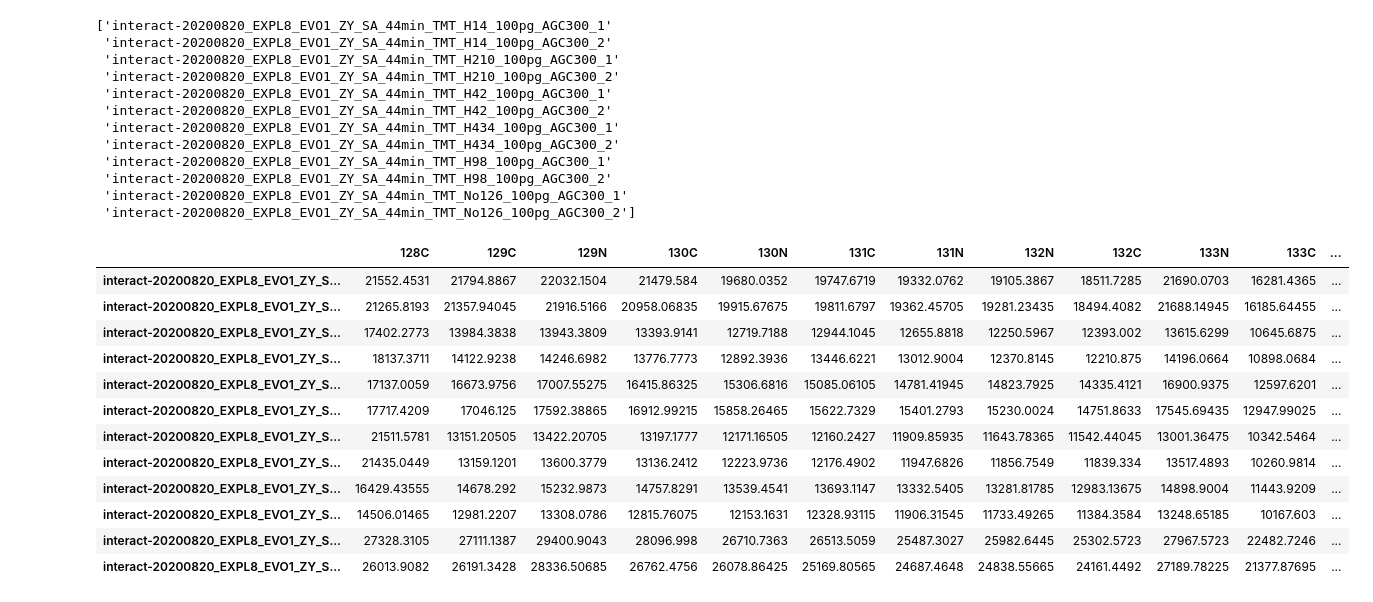
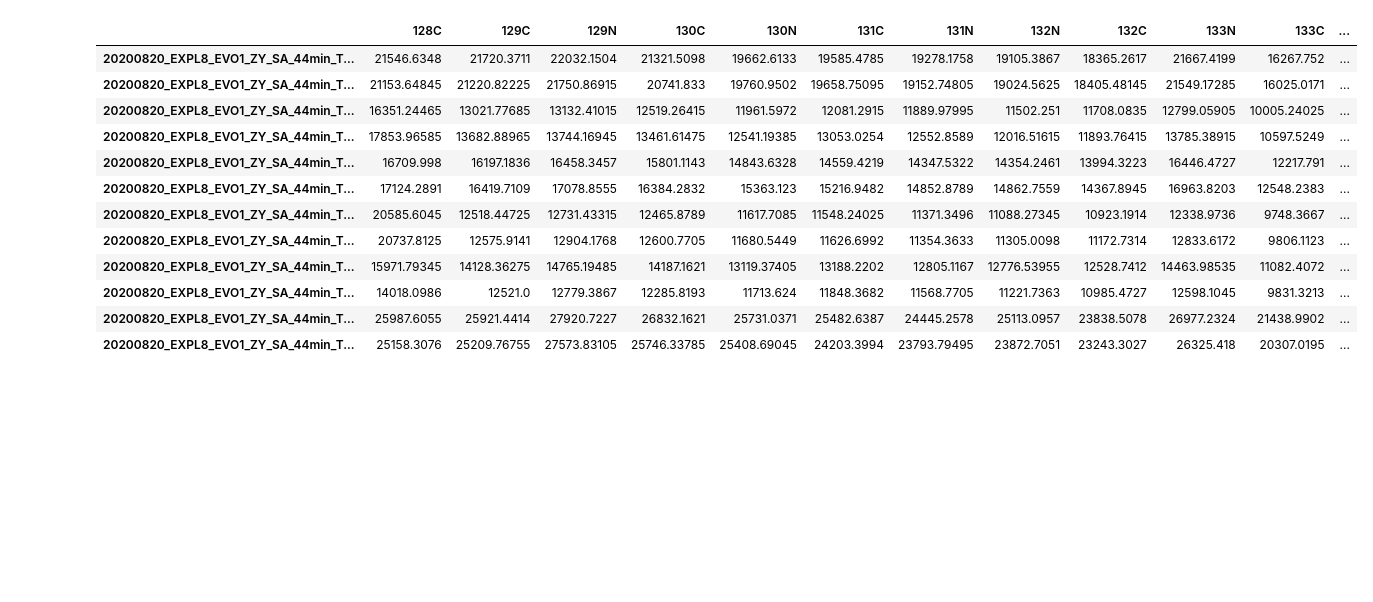
Before and after one commit to PayneLab/TMT_QC, a Jupyter notebook: Variance from Median.ipynb, the cells around one changed output. Drawn from its saved outputs; the diff is of its cells as text; code cells hidden in the pictures; blank space fills up the shorter version.

```diff
--- a/Variance from Median.ipynb
+++ b/Variance from Median.ipynb
@@ -10,79 +10,66 @@ import re
 dataset_id = "PXD027742" # Indicate Dataset Here
 
 filepath = dataset_id + "/psm.TSV"
-
-identifier = "434x Carrier"
+info_path = dataset_id + "/sdrf.xlsx"
 
 psm_df = pd.read_csv(filepath, delimiter = "\t")
+sdrf_df = pd.read_excel(info_path)
 
-psm_df = psm_df.loc[psm_df["PeptideProphet Probability"] > 0.95]
+psm_df = psm_df.loc[psm_df["PeptideProphet Probability"] > 0.99]
 
-psm_df["File_Name"] = psm_df["Spectrum File"].str.extract(r"^(?:.+\\)*(.+)\.pep\.xml$")
+psm_df["File_Name"] = psm_df["Spectrum File"].str.extract(r"^(?:.+\\)*interact-(.+)\.pep\.xml$")
+sdrf_df["File_Name"] = sdrf_df["file name"].str.extract(r"^(?:.+\\)*(.+)\.raw$")
 
 datasets = psm_df["File_Name"].unique()
-
-print(datasets)
 
 # psm_df = psm_df.drop(["126", "127N", "127C"], axis=1)
 
 psm_df = psm_df.rename(columns={'sample-01': '126', 'sample-02': '127C', 'sample-03': '127N', 'sample-04': '128C', 'sample-05': '128N',
                                'sample-06': '129C', 'sample-07': '129N', 'sample-08': '130C', 'sample-09': '130N', 'sample-10': '131C', 'sample-11': '131N',
                                'sample-12': '132C', 'sample-13': '132N', 'sample-14': '133C', 'sample-15': '133N', 'sample-16': '134N'})
 
 psm_df = pd.melt(psm_df, id_vars=["File_Name"], value_vars=["126","127N","127C","128C","128N","129C","129N","130C",
                                                                 "130N","131C","131N","132C","132N","133C","133N","134N"])
 
 data_dict = {}
+info_dict = {}
 for dataset in datasets:
     data_dict[dataset] = psm_df.loc[psm_df["File_Name"] == dataset]
+    info_dict[dataset] = sdrf_df.loc[sdrf_df["File_Name"] == dataset]
 
-channels = ["128C","129C","129N","130C","130N","131C","131N","132N","132C","133N","133C","134N"] #Excluding 126 and 127C because
-c_channels = ["128C","129C","130C","131C"]
-n_channels = ["129N","130N","131N","132N"]
+channels = ["128C","129C","129N","130C","130N","131C","131N","132N","132C","133N","133C","134N"] #Excluding 126 and 127C because reasons
+
 medians_df = pd.DataFrame(index=datasets, columns=channels)
 
 
 for dataset in datasets:
     curr_df =  data_dict[dataset]
     for channel in channels:
         chan_df = curr_df.loc[curr_df["variable"] == channel]
         medians_df.at[dataset, channel] = chan_df['value'].median()
 
 medians_df['Median'] = medians_df[channels].median(axis=1)
-medians_df['C_Median'] = medians_df[c_channels].median(axis=1)
-medians_df['N_Median'] = medians_df[n_channels].median(axis=1)
 
 # psm_df
+# sdrf_df
 medians_df
 
 # psm_df["value"] = psm_df["value"].apply(np.log10)
 # psm_df["value"] = np.log10(psm_df["value"].replace(0, np.nan))
 # %% [output]
-['interact-20200820_EXPL8_EVO1_ZY_SA_44min_TMT_H14_100pg_AGC300_1'
- 'interact-20200820_EXPL8_EVO1_ZY_SA_44min_TMT_H14_100pg_AGC300_2'
- 'interact-20200820_EXPL8_EVO1_ZY_SA_44min_TMT_H210_100pg_AGC300_1'
- 'interact-20200820_EXPL8_EVO1_ZY_SA_44min_TMT_H210_100pg_AGC300_2'
- 'interact-20200820_EXPL8_EVO1_ZY_SA_44min_TMT_H42_100pg_AGC300_1'
- 'interact-20200820_EXPL8_EVO1_ZY_SA_44min_TMT_H42_100pg_AGC300_2'
- 'interact-20200820_EXPL8_EVO1_ZY_SA_44min_TMT_H434_100pg_AGC300_1'
- 'interact-20200820_EXPL8_EVO1_ZY_SA_44min_TMT_H434_100pg_AGC300_2'
- 'interact-20200820_EXPL8_EVO1_ZY_SA_44min_TMT_H98_100pg_AGC300_1'
- 'interact-20200820_EXPL8_EVO1_ZY_SA_44min_TMT_H98_100pg_AGC300_2'
- 'interact-20200820_EXPL8_EVO1_ZY_SA_44min_TMT_No126_100pg_AGC300_1'
- 'interact-20200820_EXPL8_EVO1_ZY_SA_44min_TMT_No126_100pg_AGC300_2']
 |  | 128C | 129C | 129N | 130C | 130N | 131C | 131N | 132N | 132C | 133N | 133C | ... |
-| interact-20200820_EXPL8_EVO1_ZY_S... | 21552.4531 | 21794.8867 | 22032.1504 | 21479.584 | 19680.0352 | 19747.6719 | 19332.0762 | 19105.3867 | 18511.7285 | 21690.0703 | 16281.4365 | ... |
-| interact-20200820_EXPL8_EVO1_ZY_S... | 21265.8193 | 21357.94045 | 21916.5166 | 20958.06835 | 19915.67675 | 19811.6797 | 19362.45705 | 19281.23435 | 18494.4082 | 21688.14945 | 16185.64455 | ... |
-| interact-20200820_EXPL8_EVO1_ZY_S... | 17402.2773 | 13984.3838 | 13943.3809 | 13393.9141 | 12719.7188 | 12944.1045 | 12655.8818 | 12250.5967 | 12393.002 | 13615.6299 | 10645.6875 | ... |
-| interact-20200820_EXPL8_EVO1_ZY_S... | 18137.3711 | 14122.9238 | 14246.6982 | 13776.7773 | 12892.3936 | 13446.6221 | 13012.9004 | 12370.8145 | 12210.875 | 14196.0664 | 10898.0684 | ... |
-| interact-20200820_EXPL8_EVO1_ZY_S... | 17137.0059 | 16673.9756 | 17007.55275 | 16415.86325 | 15306.6816 | 15085.06105 | 14781.41945 | 14823.7925 | 14335.4121 | 16900.9375 | 12597.6201 | ... |
-| interact-20200820_EXPL8_EVO1_ZY_S... | 17717.4209 | 17046.125 | 17592.38865 | 16912.99215 | 15858.26465 | 15622.7329 | 15401.2793 | 15230.0024 | 14751.8633 | 17545.69435 | 12947.99025 | ... |
-| interact-20200820_EXPL8_EVO1_ZY_S... | 21511.5781 | 13151.20505 | 13422.20705 | 13197.1777 | 12171.16505 | 12160.2427 | 11909.85935 | 11643.78365 | 11542.44045 | 13001.36475 | 10342.5464 | ... |
-| interact-20200820_EXPL8_EVO1_ZY_S... | 21435.0449 | 13159.1201 | 13600.3779 | 13136.2412 | 12223.9736 | 12176.4902 | 11947.6826 | 11856.7549 | 11839.334 | 13517.4893 | 10260.9814 | ... |
-| interact-20200820_EXPL8_EVO1_ZY_S... | 16429.43555 | 14678.292 | 15232.9873 | 14757.8291 | 13539.4541 | 13693.1147 | 13332.5405 | 13281.81785 | 12983.13675 | 14898.9004 | 11443.9209 | ... |
-| interact-20200820_EXPL8_EVO1_ZY_S... | 14506.01465 | 12981.2207 | 13308.0786 | 12815.76075 | 12153.1631 | 12328.93115 | 11906.31545 | 11733.49265 | 11384.3584 | 13248.65185 | 10167.603 | ... |
-| interact-20200820_EXPL8_EVO1_ZY_S... | 27328.3105 | 27111.1387 | 29400.9043 | 28096.998 | 26710.7363 | 26513.5059 | 25487.3027 | 25982.6445 | 25302.5723 | 27967.5723 | 22482.7246 | ... |
-| interact-20200820_EXPL8_EVO1_ZY_S... | 26013.9082 | 26191.3428 | 28336.50685 | 26762.4756 | 26078.86425 | 25169.80565 | 24687.4648 | 24838.55665 | 24161.4492 | 27189.78225 | 21377.87695 | ... |
+| 20200820_EXPL8_EVO1_ZY_SA_44min_T... | 21546.6348 | 21720.3711 | 22032.1504 | 21321.5098 | 19662.6133 | 19585.4785 | 19278.1758 | 19105.3867 | 18365.2617 | 21667.4199 | 16267.752 | ... |
+| 20200820_EXPL8_EVO1_ZY_SA_44min_T... | 21153.64845 | 21220.82225 | 21750.86915 | 20741.833 | 19760.9502 | 19658.75095 | 19152.74805 | 19024.5625 | 18405.48145 | 21549.17285 | 16025.0171 | ... |
+| 20200820_EXPL8_EVO1_ZY_SA_44min_T... | 16351.24465 | 13021.77685 | 13132.41015 | 12519.26415 | 11961.5972 | 12081.2915 | 11889.97995 | 11502.251 | 11708.0835 | 12799.05905 | 10005.24025 | ... |
+| 20200820_EXPL8_EVO1_ZY_SA_44min_T... | 17853.96585 | 13682.88965 | 13744.16945 | 13461.61475 | 12541.19385 | 13053.0254 | 12552.8589 | 12016.51615 | 11893.76415 | 13785.38915 | 10597.5249 | ... |
+| 20200820_EXPL8_EVO1_ZY_SA_44min_T... | 16709.998 | 16197.1836 | 16458.3457 | 15801.1143 | 14843.6328 | 14559.4219 | 14347.5322 | 14354.2461 | 13994.3223 | 16446.4727 | 12217.791 | ... |
+| 20200820_EXPL8_EVO1_ZY_SA_44min_T... | 17124.2891 | 16419.7109 | 17078.8555 | 16384.2832 | 15363.123 | 15216.9482 | 14852.8789 | 14862.7559 | 14367.8945 | 16963.8203 | 12548.2383 | ... |
+| 20200820_EXPL8_EVO1_ZY_SA_44min_T... | 20585.6045 | 12518.44725 | 12731.43315 | 12465.8789 | 11617.7085 | 11548.24025 | 11371.3496 | 11088.27345 | 10923.1914 | 12338.9736 | 9748.3667 | ... |
+| 20200820_EXPL8_EVO1_ZY_SA_44min_T... | 20737.8125 | 12575.9141 | 12904.1768 | 12600.7705 | 11680.5449 | 11626.6992 | 11354.3633 | 11305.0098 | 11172.7314 | 12833.6172 | 9806.1123 | ... |
+| 20200820_EXPL8_EVO1_ZY_SA_44min_T... | 15971.79345 | 14128.36275 | 14765.19485 | 14187.1621 | 13119.37405 | 13188.2202 | 12805.1167 | 12776.53955 | 12528.7412 | 14463.98535 | 11082.4072 | ... |
+| 20200820_EXPL8_EVO1_ZY_SA_44min_T... | 14018.0986 | 12521.0 | 12779.3867 | 12285.8193 | 11713.624 | 11848.3682 | 11568.7705 | 11221.7363 | 10985.4727 | 12598.1045 | 9831.3213 | ... |
+| 20200820_EXPL8_EVO1_ZY_SA_44min_T... | 25987.6055 | 25921.4414 | 27920.7227 | 26832.1621 | 25731.0371 | 25482.6387 | 24445.2578 | 25113.0957 | 23838.5078 | 26977.2324 | 21438.9902 | ... |
+| 20200820_EXPL8_EVO1_ZY_SA_44min_T... | 25158.3076 | 25209.76755 | 27573.83105 | 25746.33785 | 25408.69045 | 24203.3994 | 23793.79495 | 23872.7051 | 23243.3027 | 26325.418 | 20307.0195 | ... |
 # %%
 variance_df = pd.DataFrame(index=datasets, columns=channels)
 
```
Also changed, not shown: parts of 4 cells of this notebook, 7 other files.
